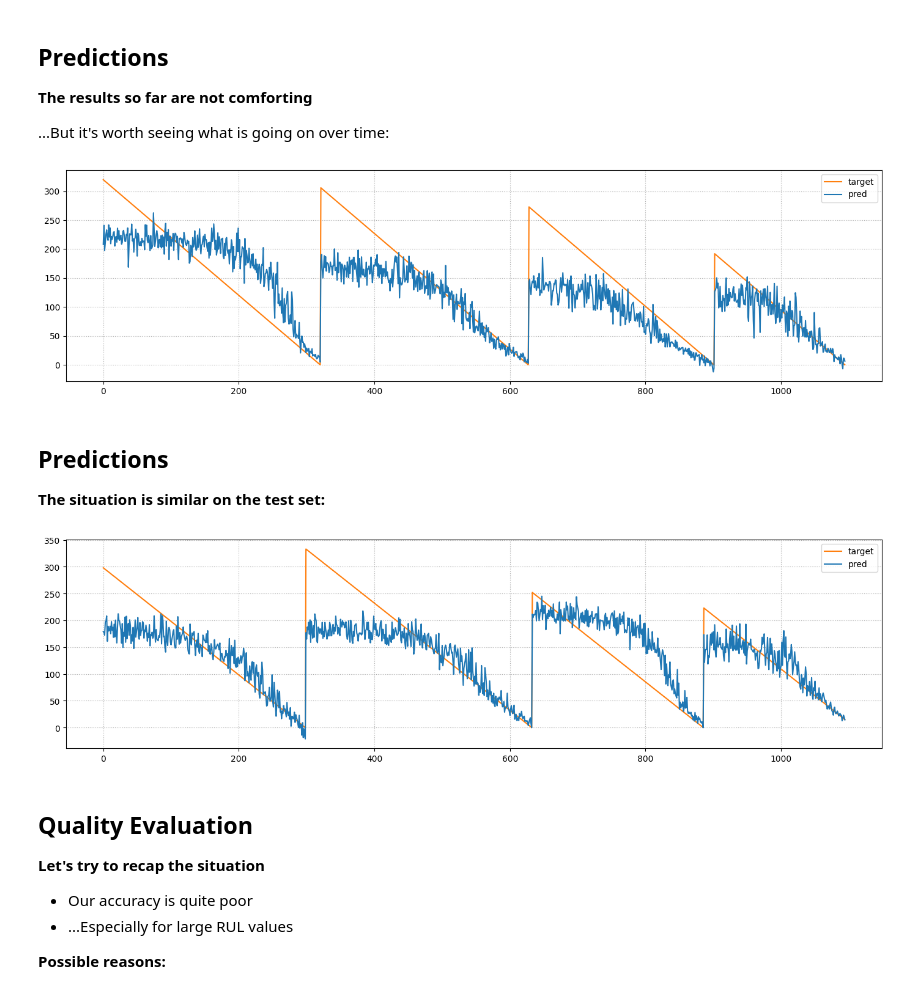
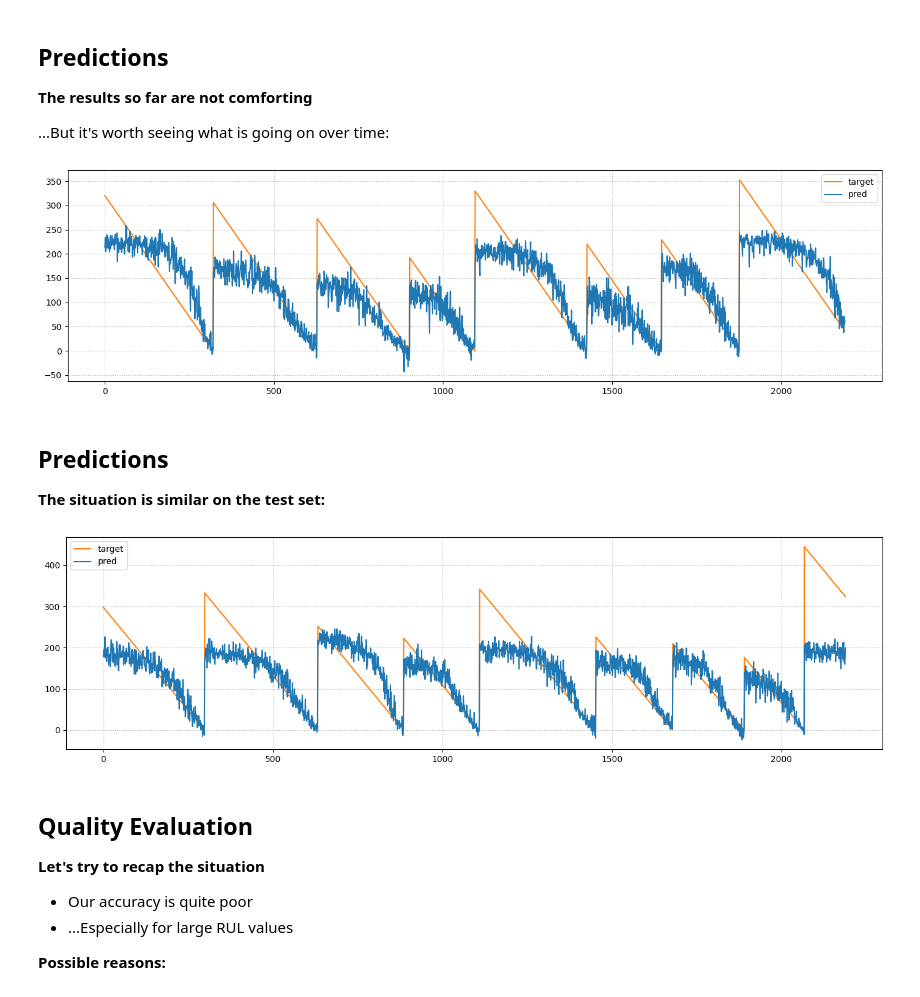
Before and after one commit to a3i-2024-2025/04-rul, a Jupyter notebook: notebooks/2. RUL Prediction as Regression.ipynb, the cells around one changed output. Drawn from its saved outputs; the diff is of its cells as text; code cells hidden in the pictures.

```diff
--- a/notebooks/2. RUL Prediction as Regression.ipynb
+++ b/notebooks/2. RUL Prediction as Regression.ipynb
@@ -282,10 +285,10 @@ R2 score: 0.5426619648933411
 
 ...But it's worth seeing what is going on over time:
 # %%
-stop = 1095
+stop = 2*1095
 util.plot_rul(tr_pred[:stop], tr['rul'][:stop], figsize=figsize)
 # %% [output]
-[figure, old version]
+[figure, new version]
 # %% [markdown]
 ## Predictions
 
@@ -294,7 +297,7 @@ util.plot_rul(tr_pred[:stop], tr['rul'][:stop], figsize=figsize)
 ts_pred = nn2.predict(ts_s[dt_in], verbose=0).ravel() * trmaxrul
 util.plot_rul(ts_pred[:stop], ts['rul'][:stop], figsize=figsize)
 # %% [output]
-[figure, old version]
+[figure, new version]
 # %% [markdown]
 ## Quality Evaluation
 
```
Also changed, not shown: parts of 9 cells of this notebook, 5 other files.
